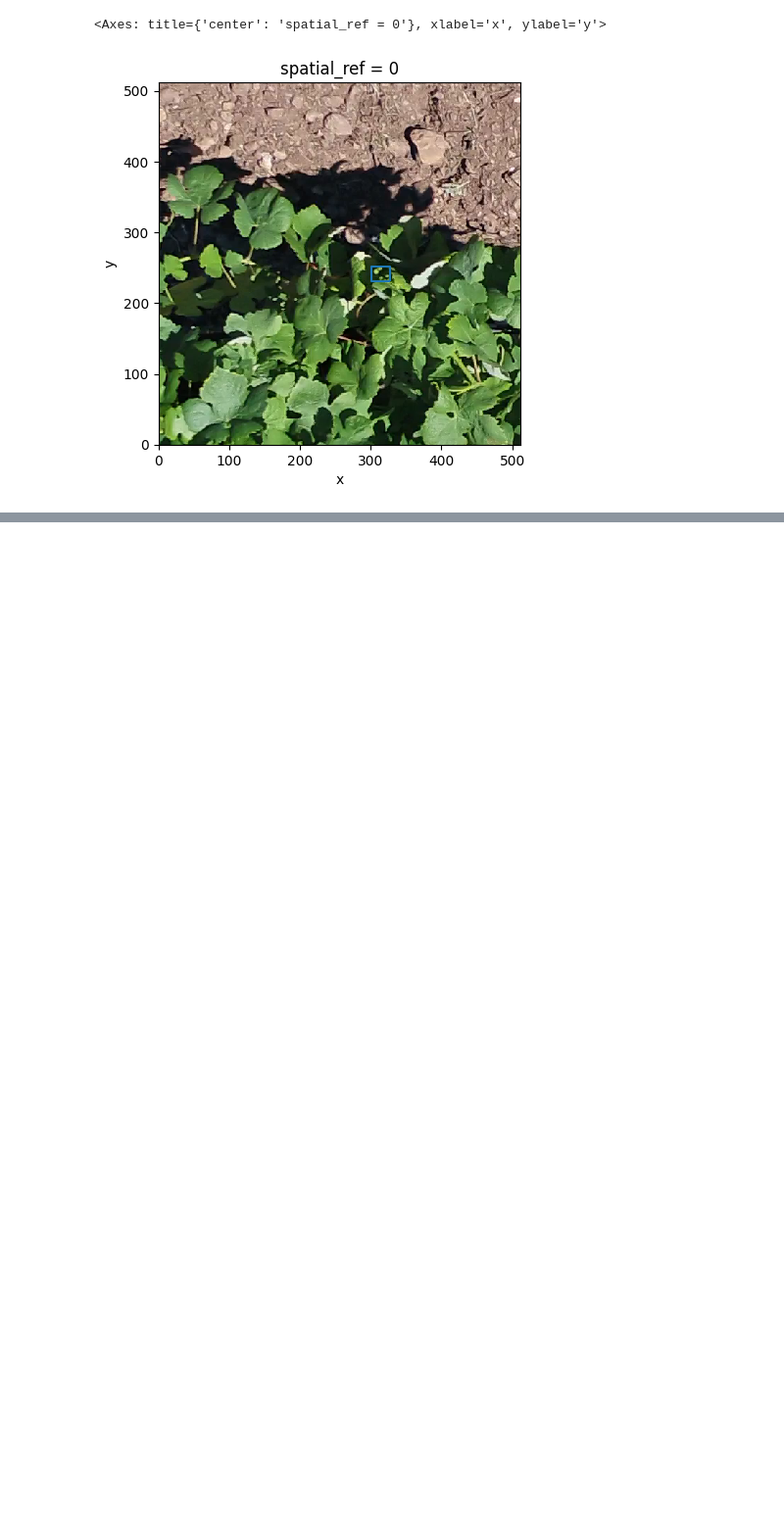
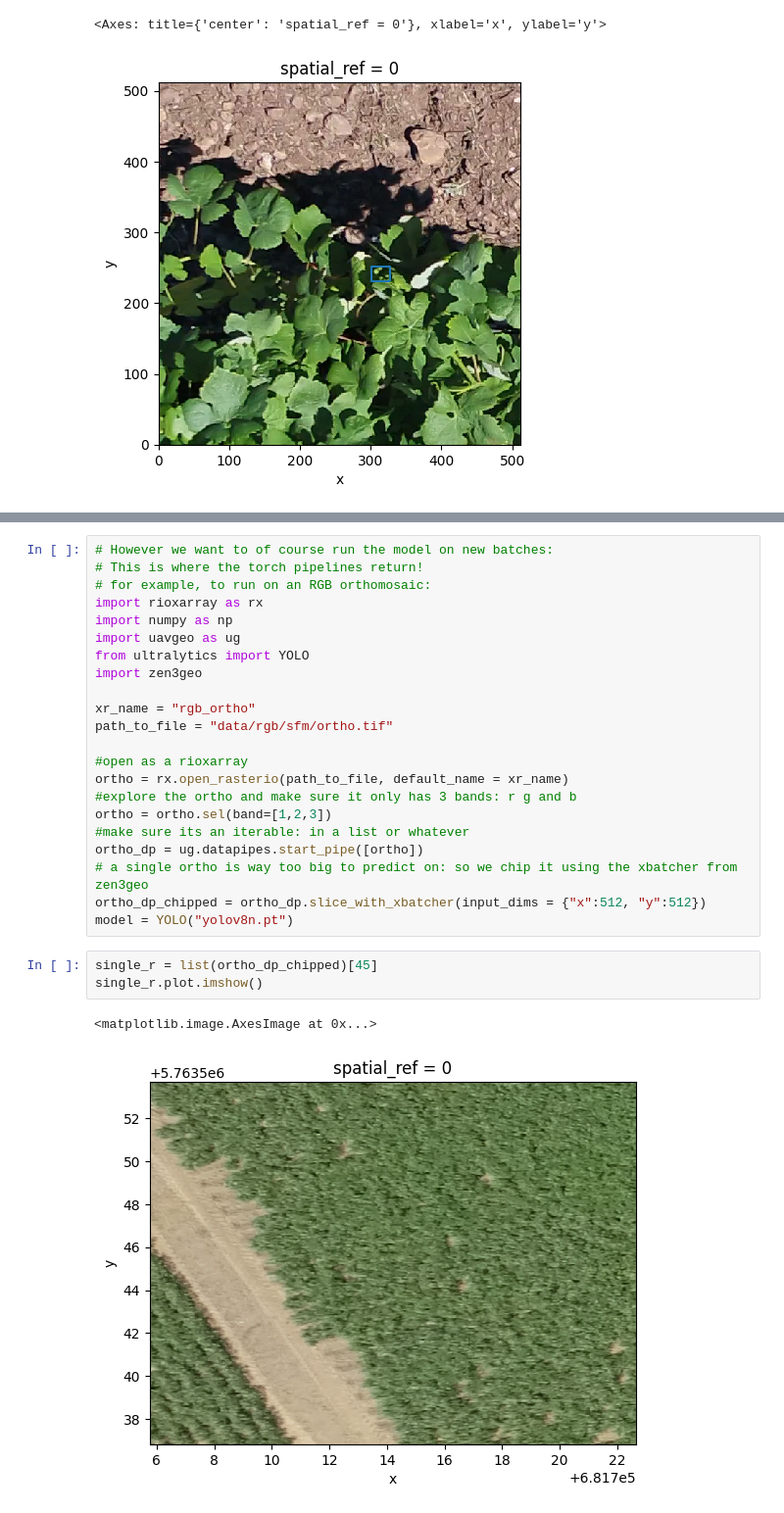
Before and after one commit to ICAERUS-EU/uavgeo, a Jupyter notebook: notebooks/import_export.ipynb, the cells around one changed output, grey strips where cells are left out. Shown at 98% size. Cells and saved outputs as stored; diff of their text form; blank space fills up the shorter version.

Commit message:
chipping example notebook

```diff
--- a/notebooks/import_export.ipynb
+++ b/notebooks/import_export.ipynb
@@ -427,0 +412,28 @@ type: index 1 is out of bounds for dimension 1 with size 1
+# %%
+# However we want to of course run the model on new batches:
+# This is where the torch pipelines return!
+# for example, to run on an RGB orthomosaic:
+import rioxarray as rx
+import numpy as np
+import uavgeo as ug
+from ultralytics import YOLO
+import zen3geo
+
+xr_name = "rgb_ortho"
+path_to_file = "data/rgb/sfm/ortho.tif"
+
+#open as a rioxarray
+ortho = rx.open_rasterio(path_to_file, default_name = xr_name)
+#explore the ortho and make sure it only has 3 bands: r g and b
+ortho = ortho.sel(band=[1,2,3])
+#make sure its an iterable: in a list or whatever
+ortho_dp = ug.datapipes.start_pipe([ortho])
+# a single ortho is way too big to predict on: so we chip it using the xbatcher from zen3geo
+ortho_dp_chipped = ortho_dp.slice_with_xbatcher(input_dims = {"x":512, "y":512})
+model = YOLO("yolov8n.pt")
+# %%
+single_r = list(ortho_dp_chipped)[45]
+single_r.plot.imshow()
+# %% [output]
+<matplotlib.image.AxesImage at 0x...>
+[figure, added]
```
Also changed, not shown: parts of 39 cells of this notebook, 8 other files.
